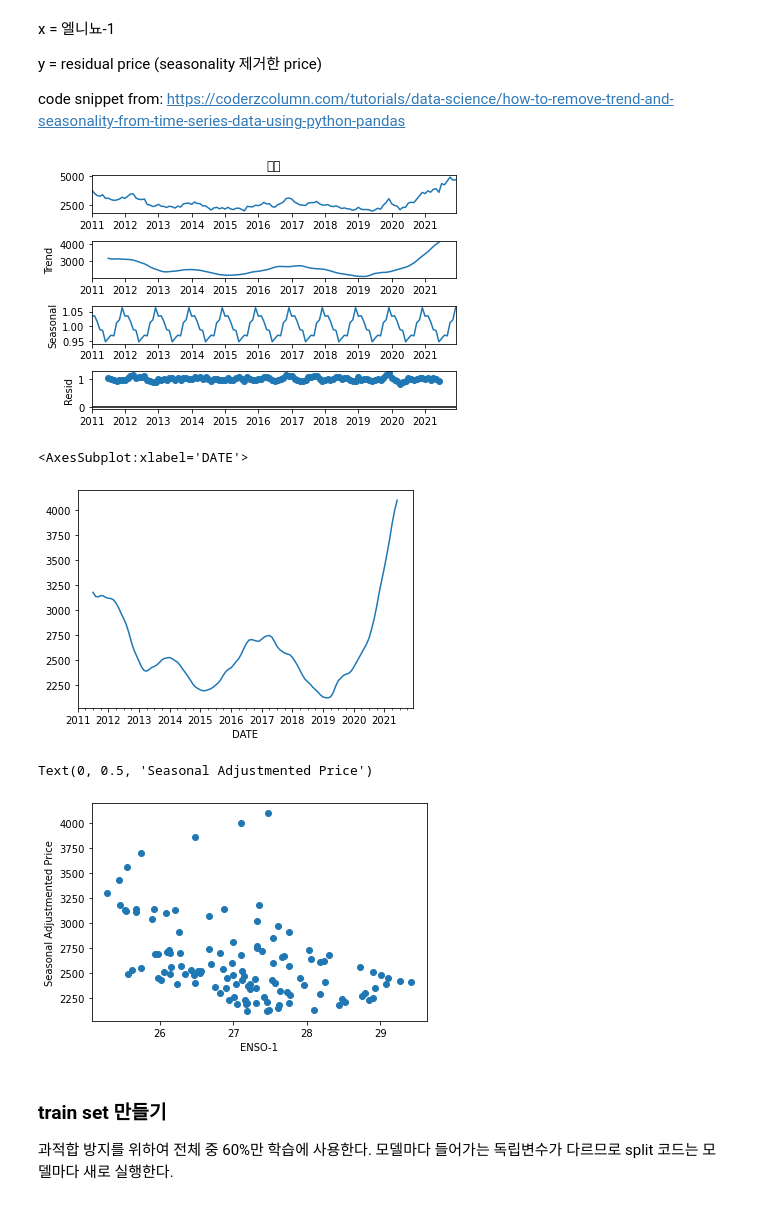
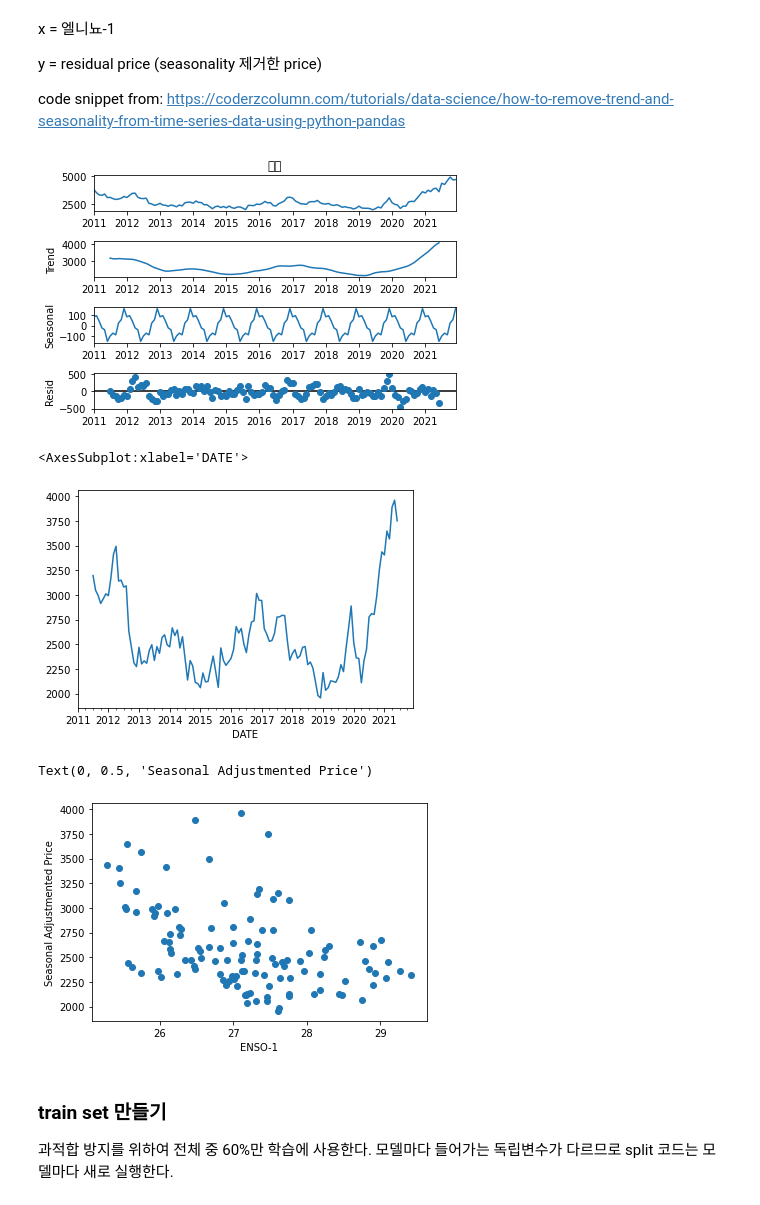
Before and after one commit to Soo-Im/PalmOil, a Jupyter notebook: ENSO-Palm_Prediction.ipynb, the cells around one changed output. Cells and saved outputs as stored; diff of their text form; code cells hidden in the pictures.

Commit message:
decompose를 additive 모델로 변경

```diff
--- a/ENSO-Palm_Prediction.ipynb
+++ b/ENSO-Palm_Prediction.ipynb
@@ -280,15 +280,15 @@ code snippet from: https://coderzcolumn.com/tutorials/data-science/how-to-remove
 # %%
 from statsmodels.tsa.seasonal import seasonal_decompose
 # %%
-decompose_result = seasonal_decompose(data['종가'], model="multiplicative")
+decompose_result = seasonal_decompose(data['종가'], model="additive")
 
 trend = decompose_result.trend
 seasonal = decompose_result.seasonal
 residual = decompose_result.resid
 
 decompose_result.plot();
 # %% [output]
-[figure, old version]
+[figure, new version]
 # %%
 X_del_nino = data['nino-1']
 Y_yield = residual + trend
@@ -296,14 +296,14 @@ Y_yield = residual + trend
 Y_yield.plot()
 # %% [output]
 <AxesSubplot:xlabel='DATE'>
-[figure, old version]
+[figure, new version]
 # %%
 plt.scatter(X_del_nino, Y_yield)
 plt.xlabel('ENSO-1')
 plt.ylabel('Seasonal Adjustmented Price')
 # %% [output]
 Text(0, 0.5, 'Seasonal Adjustmented Price')
-[figure, old version]
+[figure, new version]
 # %% [markdown]
 ### train set 만들기
 과적합 방지를 위하여 전체 중 60%만 학습에 사용한다. 모델마다 들어가는 독립변수가 다르므로 split 코드는 모델마다 새로 실행한다.
```
Also changed, not shown: parts of 1 cell of this notebook.
